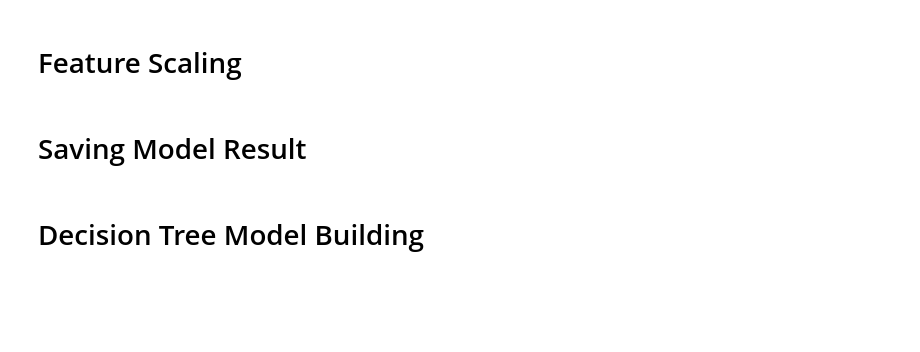
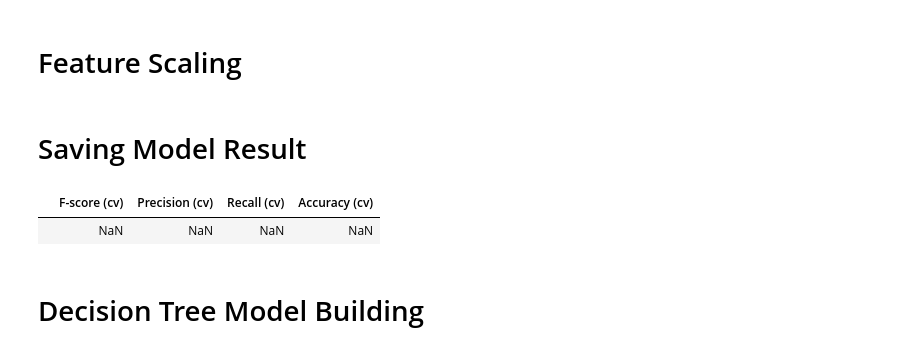
Before and after one commit to abroniewski/Heart-Disease-Machine-Learning-Exploration, a Jupyter notebook: src/Heart_Disease_Detection.ipynb, the cells around one changed output. Drawn from its saved outputs; the diff is of its cells as text; code cells hidden in the pictures; blank space fills up the shorter version.

```diff
--- a/src/Heart_Disease_Detection.ipynb
+++ b/src/Heart_Disease_Detection.ipynb
@@ -479,6 +515,12 @@ y_test = y_test.values.ravel()
 # %%
 results_df = pd.DataFrame(index=['Decision tree'],
                           columns=['F-score (cv)', 'Precision (cv)','Recall (cv)', 'Accuracy (cv)'])
+res_df = pd.DataFrame(index=[''],
+                          columns=['F-score (cv)', 'Precision (cv)','Recall (cv)', 'Accuracy (cv)'])
+res_df
+# %% [output]
+|  | F-score (cv) | Precision (cv) | Recall (cv) | Accuracy (cv) |
+|  | NaN | NaN | NaN | NaN |
 # %%
 def confusion(true, pred):
     """
```
Also changed, not shown: parts of 5 cells of this notebook.
